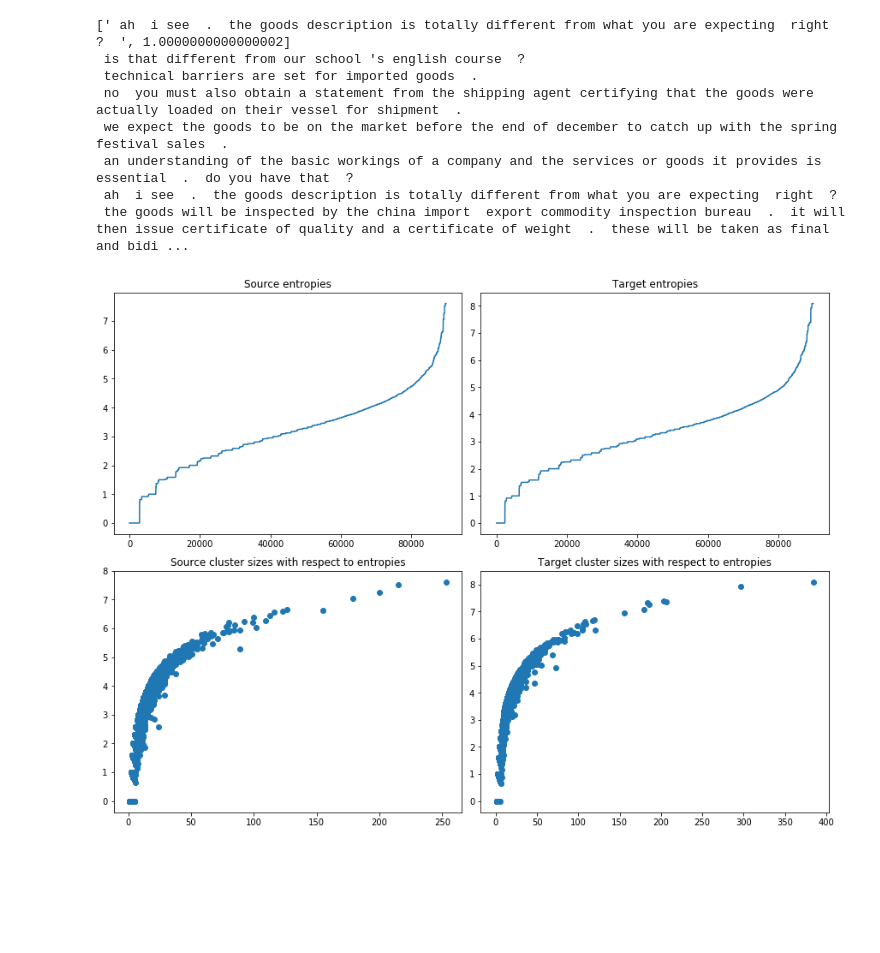
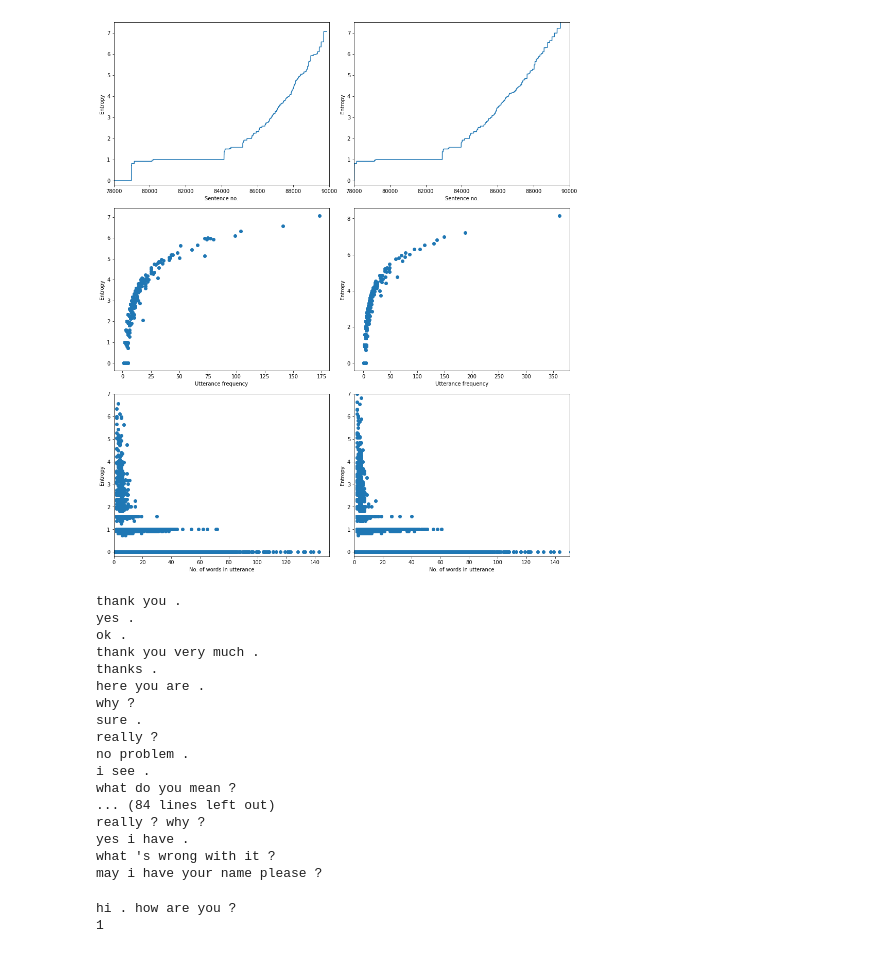
Before and after one commit to ricsinaruto/Seq2seqChatbots, a Jupyter notebook: t2t_csaky/scripts/filtering_visualization.ipynb, the cells around one changed output. Saved outputs shown, nothing was run; the diff lists cells and outputs as text; code cells hidden in the pictures; blank space fills up the shorter version.

```diff
--- a/t2t_csaky/scripts/filtering_visualization.ipynb
+++ b/t2t_csaky/scripts/filtering_visualization.ipynb
@@ -75,21 +100,52 @@ def data_visualization(source_cl, target_cl, dataset):
+# %%
+# identity: 72593, 71427
+# 129763-133760
+source_clusters=72593
+target_clusters=71427
+dataset="DailyDialog"
+# %%
+source_medoids, target_medoids, source_cl, target_cl=data_visualization(source_clusters, target_clusters, dataset)
+source_cl=sorted(source_cl, key=operator.itemgetter(1), reverse=True)
+target_cl=sorted(target_cl, key=operator.itemgetter(1), reverse=True)
+source_medoids=sorted(source_medoids, key=operator.itemgetter(1), reverse=True)
+target_medoids=sorted(target_medoids, key=operator.itemgetter(1), reverse=True)
+# %% [output]
+[figure, added]
 # %%
-medoid=source_medoids[200]
-print(medoid)
-print("\n".join(medoid_dict[medoid[0]]))
+medoid=source_medoids[5]
+for i in range(100):
+    print(target_medoids[i][0])
+#print(medoid)
+#print("\n".join(medoid_dict[medoid[0]]))
 # %% [output]
-[' ah  i see  .  the goods description is totally different from what you are expecting  right  ?  ', 1.0000000000000002]
- is that different from our school 's english course  ?
- technical barriers are set for imported goods  .
- no  you must also obtain a statement from the shipping agent certifying that the goods were actually loaded on their vessel for shipment  .
- we expect the goods to be on the market before the end of december to catch up with the spring festival sales  .
- an understanding of the basic workings of a company and the services or goods it provides is essential  .  do you have that  ?
- ah  i see  .  the goods description is totally different from what you are expecting  right  ?
- the goods will be inspected by the china import  export commodity inspection bureau  .  it will then issue certificate of quality and a certificate of weight  .  these will be taken as final and bidi ...
+thank you .
+yes .
+ok .
+thank you very much .
+thanks .
+here you are .
+why ?
+sure .
+really ?
+no problem .
+i see .
+what do you mean ?
+... (84 lines left out)
+really ? why ?
+yes i have .
+what 's wrong with it ?
+may i have your name please ?
-# %%
-source_clusters=12800
-target_clusters=12800
-dataset="DailyDialog"
-source_medoids, target_medoids=data_visualization(source_clusters, target_clusters, dataset)
-source_medoids=sorted(source_medoids, key=operator.itemgetter(1), reverse=True)
-# %% [output]
-[figure, removed]
+# %%
+# compare filtering based on cluster size and entropy
+source_cl_sen=[scl[0] for scl in source_cl]
+different=0
+for i,medoid in enumerate(source_medoids[:200]):
+    #print(source_cl[i][0]+"       "+medoid[0])
+    if medoid[0] not in source_cl_sen[:200]:
+        print(medoid[0])
+        different+=1
+
+print(different)
+# %% [output]
+hi . how are you ?
+1
```
Also changed, not shown: parts of 4 cells of this notebook, 36 other files.
